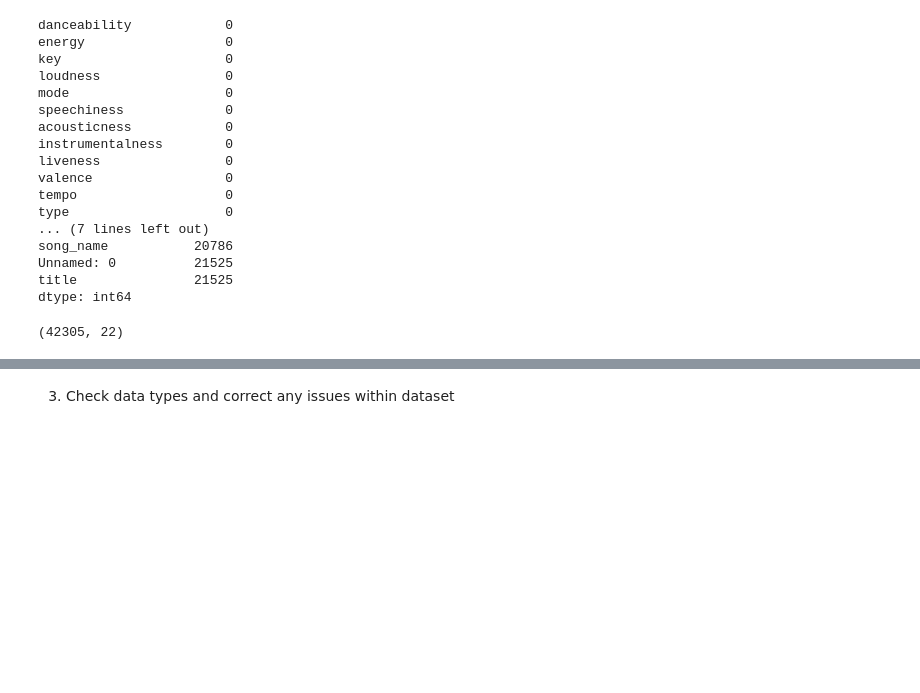
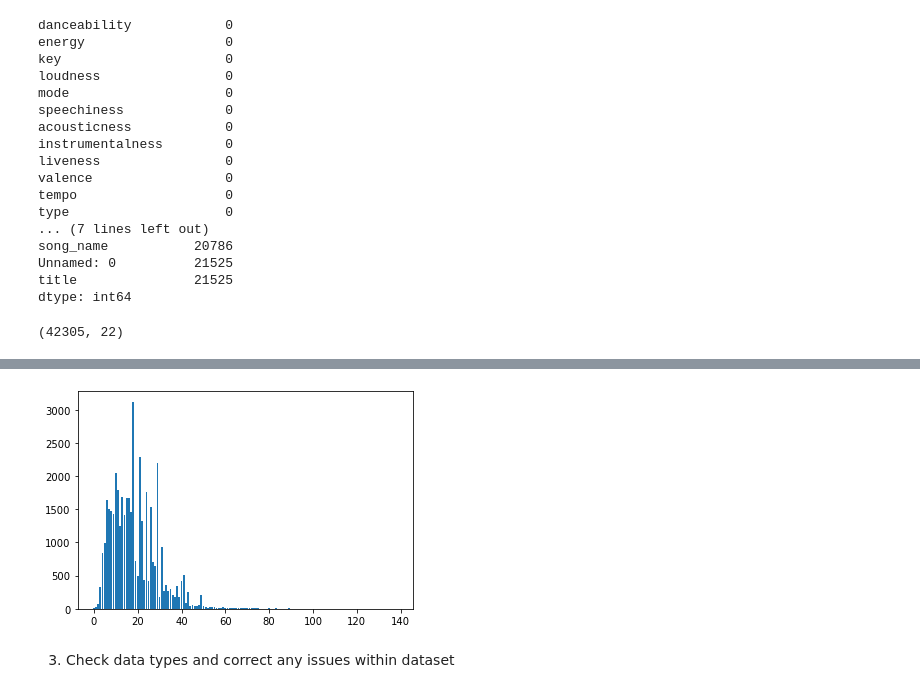
Before and after one commit to mbermont/Spotify_Project, a Jupyter notebook: Data_EDA.ipynb, the cells around one changed output, grey strips where cells are left out. Cells and saved outputs as stored; diff of their text form; code cells hidden in the pictures; blank space fills up the shorter version.

```diff
--- a/Data_EDA.ipynb
+++ b/Data_EDA.ipynb
@@ -54,3 +107,7 @@ df.drop(columns= ['Unnamed: 0', 'title', 'song_name'], inplace=True)
+# %%
+plt.bar(height= df.song_name_char_count.value_counts(), x = df.song_name_char_count.value_counts().index);
+# %% [output]
+[figure, added]
 # %% [markdown]
 3. Check data types and correct any issues within dataset
 # %%
```
Also changed, not shown: parts of 33 cells of this notebook, 6 other files.
